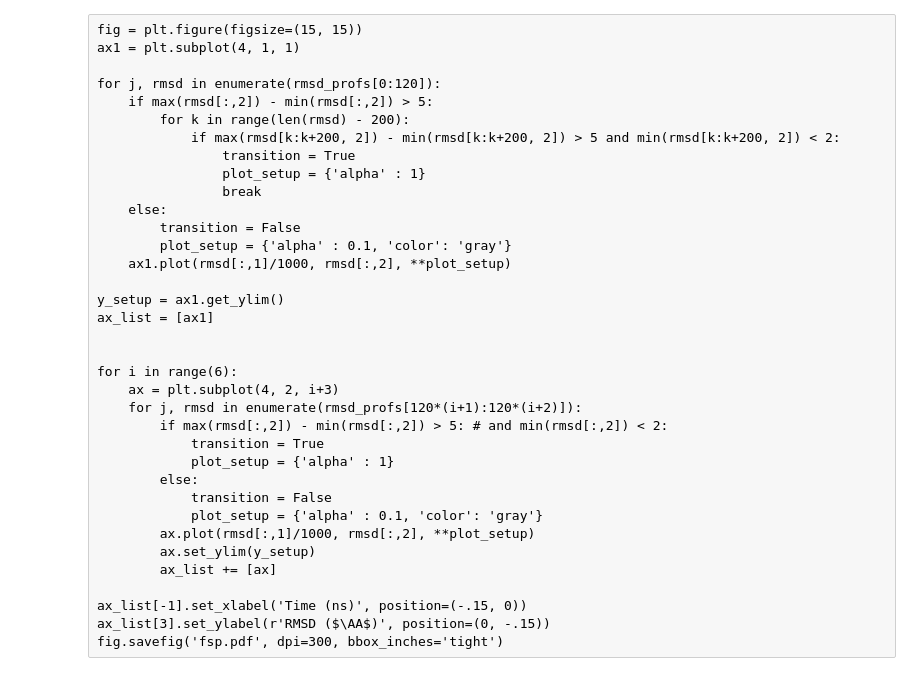
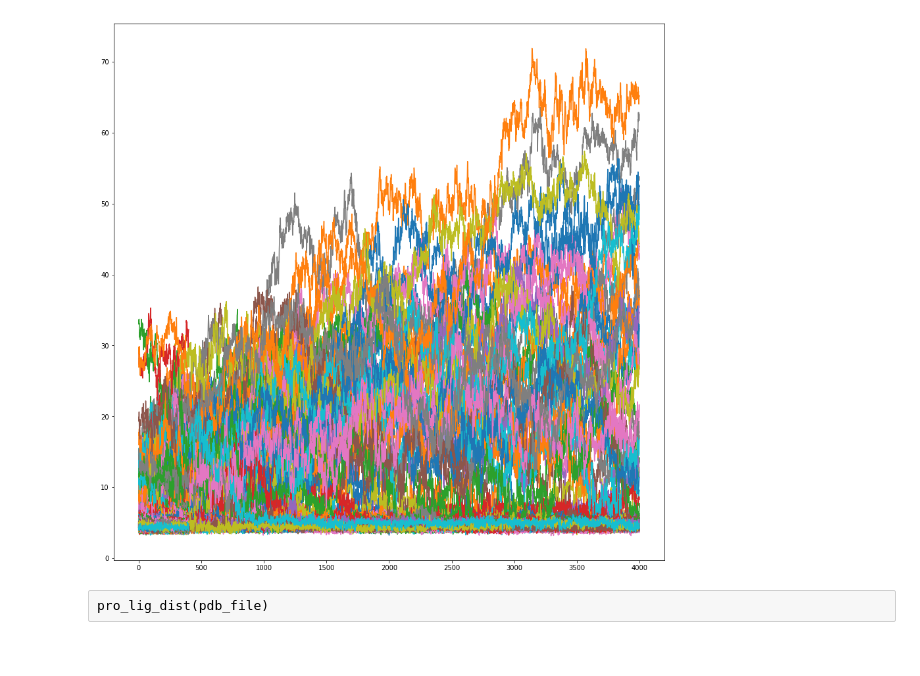
Before and after one commit to hengma1001/biophys_analysis, a Jupyter notebook: traj_analysis/RMSD.ipynb, the cells around one changed output. Drawn from its saved outputs; the diff is of its cells as text; code cells hidden in the pictures.

```diff
--- a/traj_analysis/RMSD.ipynb
+++ b/traj_analysis/RMSD.ipynb
@@ -32,38 +43,26 @@ for j, rmsd in enumerate(rmsd_profs):
+# %%
+actr_sel = 'protein and name CA and resnum 1-47'
+ncbd_sel = 'protein and name CA and resnum 48-106'
+
+distance_profs = []
+for traj_file in tqdm(traj_files):
+    mda_traj = mda.Universe(pdb_file, traj_file)
+    actr_traj = mda_traj.select_atoms(actr_sel)
+    ncbd_traj = mda_traj.select_atoms(ncbd_sel)
+    dist_prof = [min(distances.distance_array(actr_traj.positions, ncbd_traj.positions).flatten())
+                 for _ in mda_traj.trajectory]
+#     for _ in mda_traj.trajectory:
+#         dist = distances.distance_array(actr_traj.positions, ncbd_traj.positions)
+#         dist_prof += [min(dist.flatten())]
+    distance_profs.append(dist_prof)
+# %%
+fig, ax = plt.subplots(figsize=(15,15))
+n_traj = 0
+for j, dist_prof in enumerate(distance_profs):
+    ax.plot(dist_prof)
+# %% [output]
+[figure, added]
+# %% [raw]
+pro_lig_dist(pdb_file)
 # %%
 %run ~/.matplotlib.py
-# %% [raw]
-fig = plt.figure(figsize=(15, 15))
-ax1 = plt.subplot(4, 1, 1)
-
-for j, rmsd in enumerate(rmsd_profs[0:120]):
-    if max(rmsd[:,2]) - min(rmsd[:,2]) > 5:
-        for k in range(len(rmsd) - 200):
-            if max(rmsd[k:k+200, 2]) - min(rmsd[k:k+200, 2]) > 5 and min(rmsd[k:k+200, 2]) < 2:
-                transition = True
-                plot_setup = {'alpha' : 1}
-                break
-    else:
-        transition = False
-        plot_setup = {'alpha' : 0.1, 'color': 'gray'}
-    ax1.plot(rmsd[:,1]/1000, rmsd[:,2], **plot_setup)
-
-y_setup = ax1.get_ylim()
-ax_list = [ax1]
-
-
-for i in range(6):
-    ax = plt.subplot(4, 2, i+3)
-    for j, rmsd in enumerate(rmsd_profs[120*(i+1):120*(i+2)]):
-        if max(rmsd[:,2]) - min(rmsd[:,2]) > 5: # and min(rmsd[:,2]) < 2:
-            transition = True
-            plot_setup = {'alpha' : 1}
-        else:
-            transition = False
-            plot_setup = {'alpha' : 0.1, 'color': 'gray'}
-        ax.plot(rmsd[:,1]/1000, rmsd[:,2], **plot_setup)
-        ax.set_ylim(y_setup)
-        ax_list += [ax]
-
-ax_list[-1].set_xlabel('Time (ns)', position=(-.15, 0))
-ax_list[3].set_ylabel(r'RMSD ($\AA$)', position=(0, -.15))
-fig.savefig('fsp.pdf', dpi=300, bbox_inches='tight')
```
Also changed, not shown: parts of 39 cells of this notebook.
